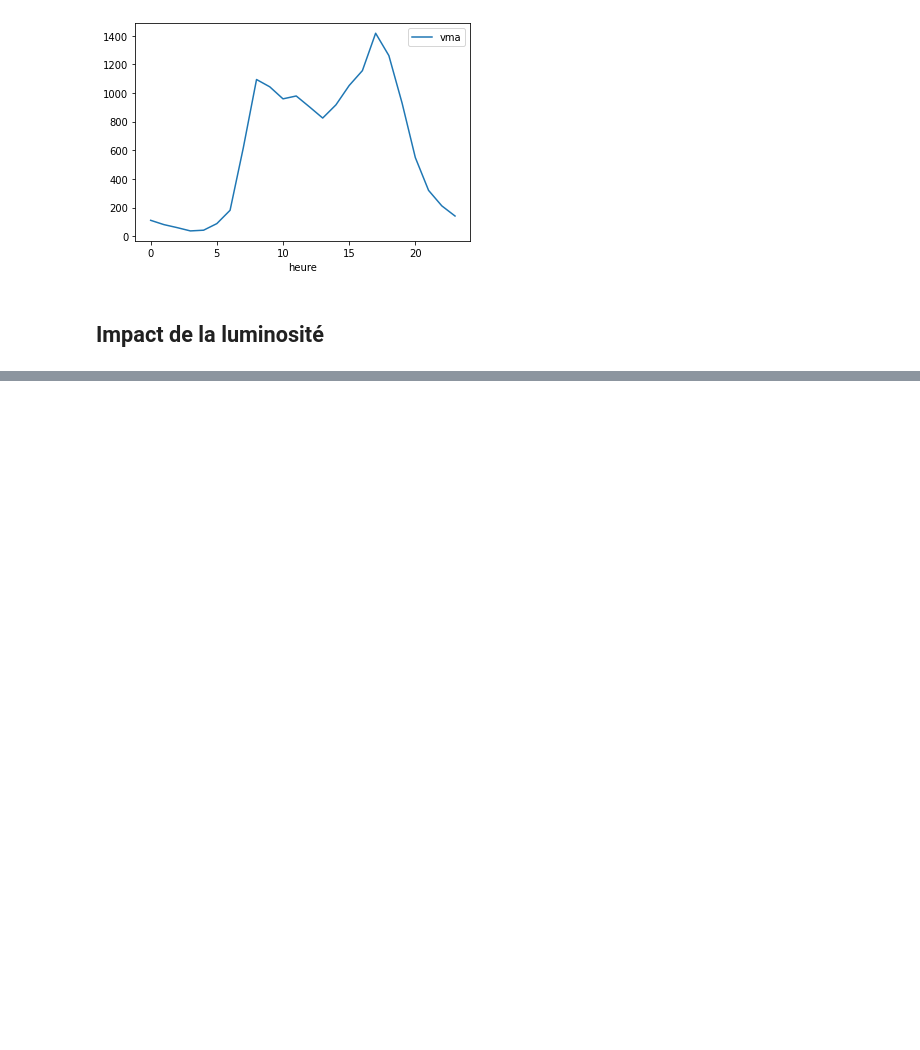
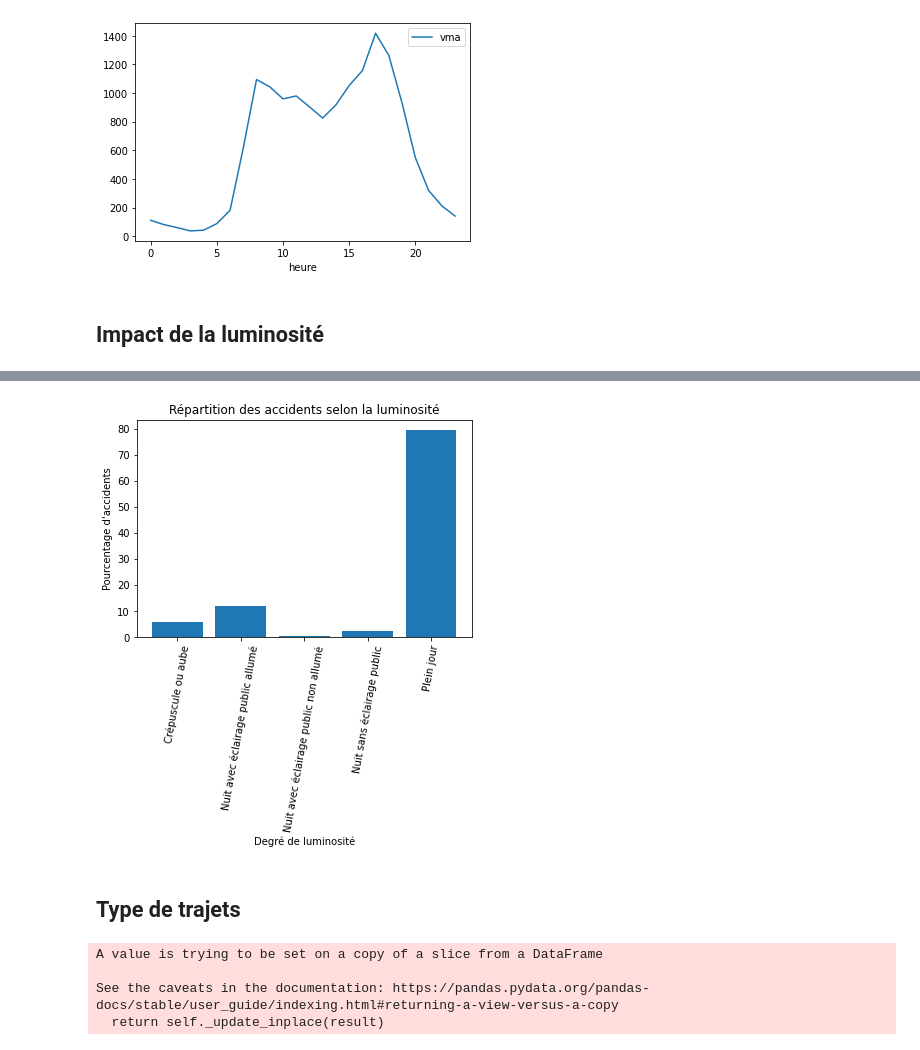
Before and after one commit to sachamuller/velosafe, a Jupyter notebook: examples/VIZ_VELO.ipynb, the cells around one changed output, grey strips where cells are left out. Saved outputs shown, nothing was run; the diff lists cells and outputs as text; code cells hidden in the pictures; blank space fills up the shorter version.

```diff
--- a/examples/VIZ_VELO.ipynb
+++ b/examples/VIZ_VELO.ipynb
@@ -214,3 +208,5 @@ d.plot()
 [figure]
 # %% [markdown]
 ## Impact de la luminosité
+# %%
+df.lum.replace({1 :"Plein jour",2 :"Crépuscule ou aube",3 : "Nuit sans éclairage public",4 :"Nuit avec éclairage public non allumé", 5 : "Nuit avec éclairage public allumé"}, inplace=True)
@@ -216,0 +248,3 @@ d.plot()
+# %%
+acc_by_lum = df[['Num_Acc', 'lum']].groupby(by = ['lum']).count()
+acc_by_lum['percent'] = (acc_by_lum['Num_Acc'] / acc_by_lum['Num_Acc'].sum()) * 100
@@ -216,0 +261,17 @@ d.plot()
+# %%
+plt.bar(acc_by_lum.index, acc_by_lum['percent'])
+plt.title("Répartition des accidents selon la luminosité")
+plt.xlabel('Degré de luminosité')
+plt.ylabel("Pourcentage d'accidents")
+plt.tick_params(axis='x', labelrotation=80)
+# %% [output]
+[figure, added]
+# %% [markdown]
+## Type de trajets
+# %%
+df.trajet.replace({-1:"Non renseigné",0 :"Non renseigné",1:"Domicile – travail",2 :"Domicile – école",3 :"Courses – achats",4 :"Utilisation professionnelle",5 :"Promenade – loisirs",9 :"Autre"}, inplace=True)
+# %% [output]
+A value is trying to be set on a copy of a slice from a DataFrame
+
+See the caveats in the documentation: https://pandas.pydata.org/pandas-docs/stable/user_guide/indexing.html#returning-a-view-versus-a-copy
+  return self._update_inplace(result)
```
Also changed, not shown: parts of 6 cells of this notebook.
